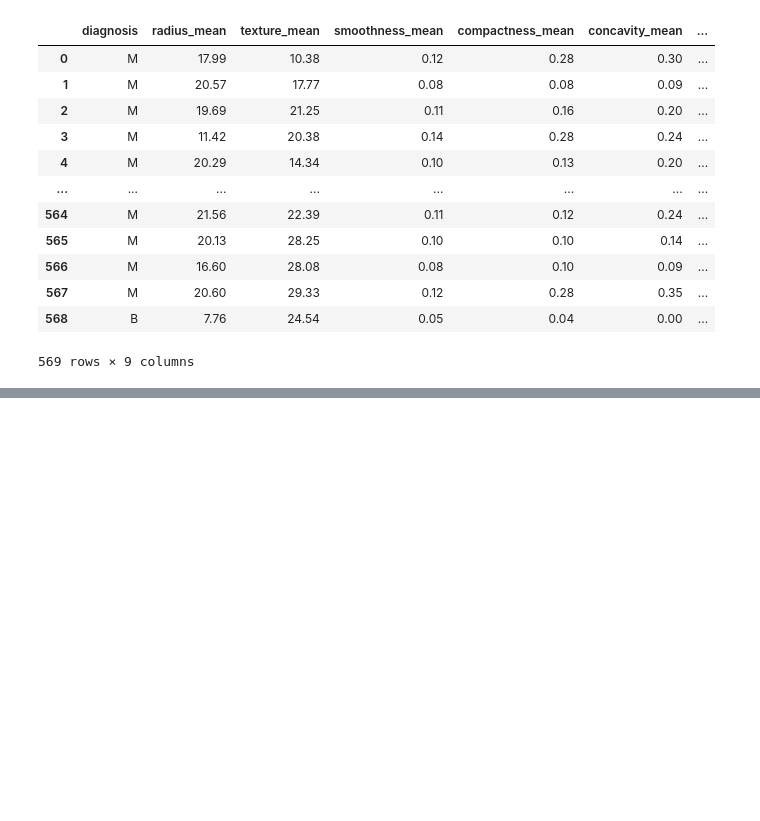
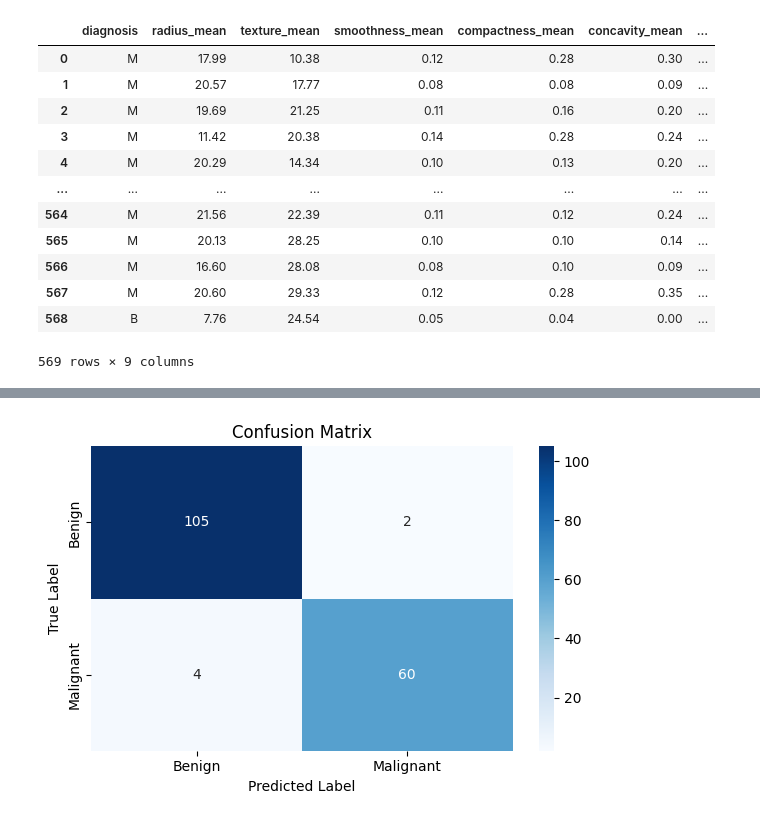
Before and after one commit to murithidenisgitobu/Breast-Cancer-Tumor-Classification-using-SVM, a Jupyter notebook: BREAST_CANCER.IPYNB, the cells around one changed output, grey strips where cells are left out. Drawn from its saved outputs; the diff is of its cells as text; code cells hidden in the pictures; blank space fills up the shorter version.

```diff
--- a/BREAST_CANCER.IPYNB
+++ b/BREAST_CANCER.IPYNB
@@ -428,0 +458,7 @@ df_reduced
+# %%
+# Separate label from features
+# Label
+y = df_reduced["diagnosis"]
+
+# Features
+X = df_reduced.drop("diagnosis", axis=1)
@@ -428,0 +580,19 @@ df_reduced
+# %%
+# Generate confusion matrix
+cm = confusion_matrix(y_test, best_model_y_pred)
+
+# Define class labels (assuming 0 = Benign, 1 = Malignant)
+labels = ['Benign', 'Malignant']
+
+# Plot heatmap
+plt.figure(figsize=(6, 4))
+sns.heatmap(cm, annot=True, fmt='d', cmap='Blues',
+            xticklabels=labels, yticklabels=labels)
+
+plt.title('Confusion Matrix')
+plt.xlabel('Predicted Label')
+plt.ylabel('True Label')
+plt.tight_layout()
+plt.show()
+# %% [output]
+[figure, added]
```
Also changed, not shown: parts of 10 cells of this notebook, 1 other file.
